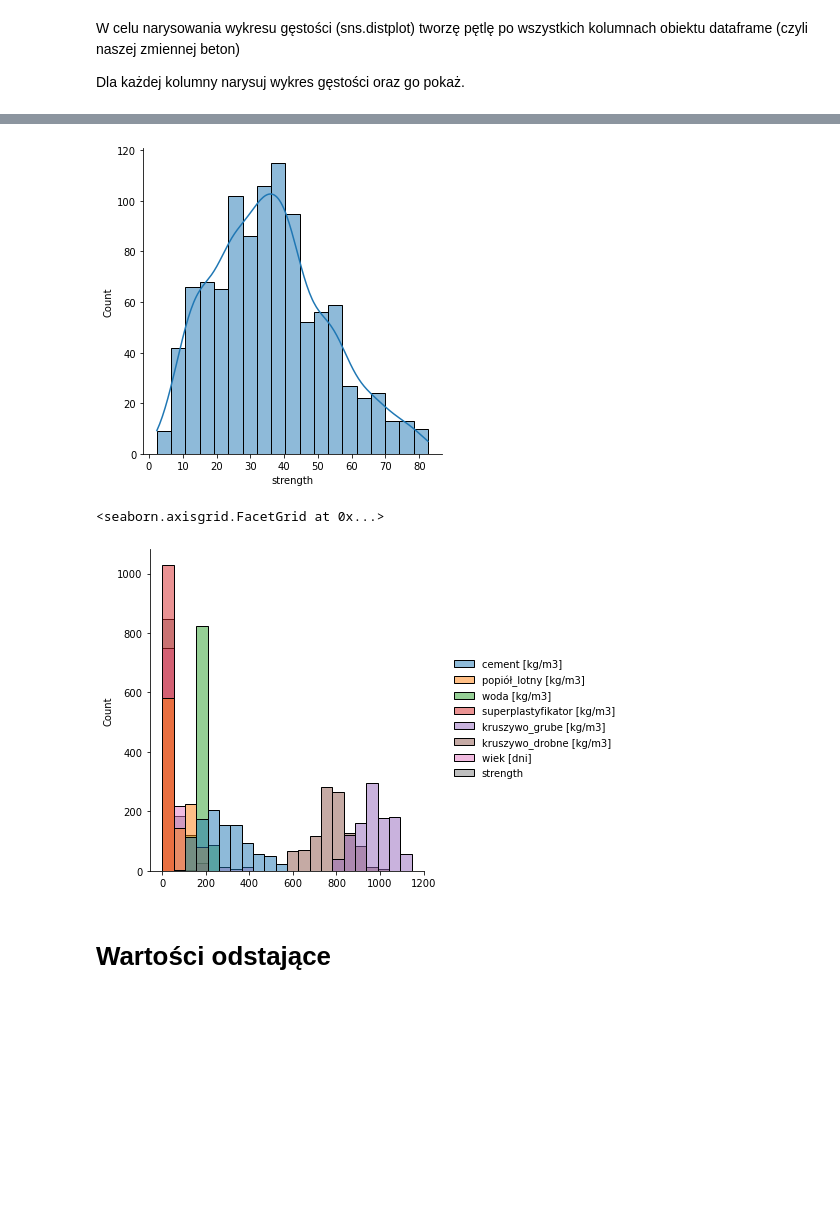
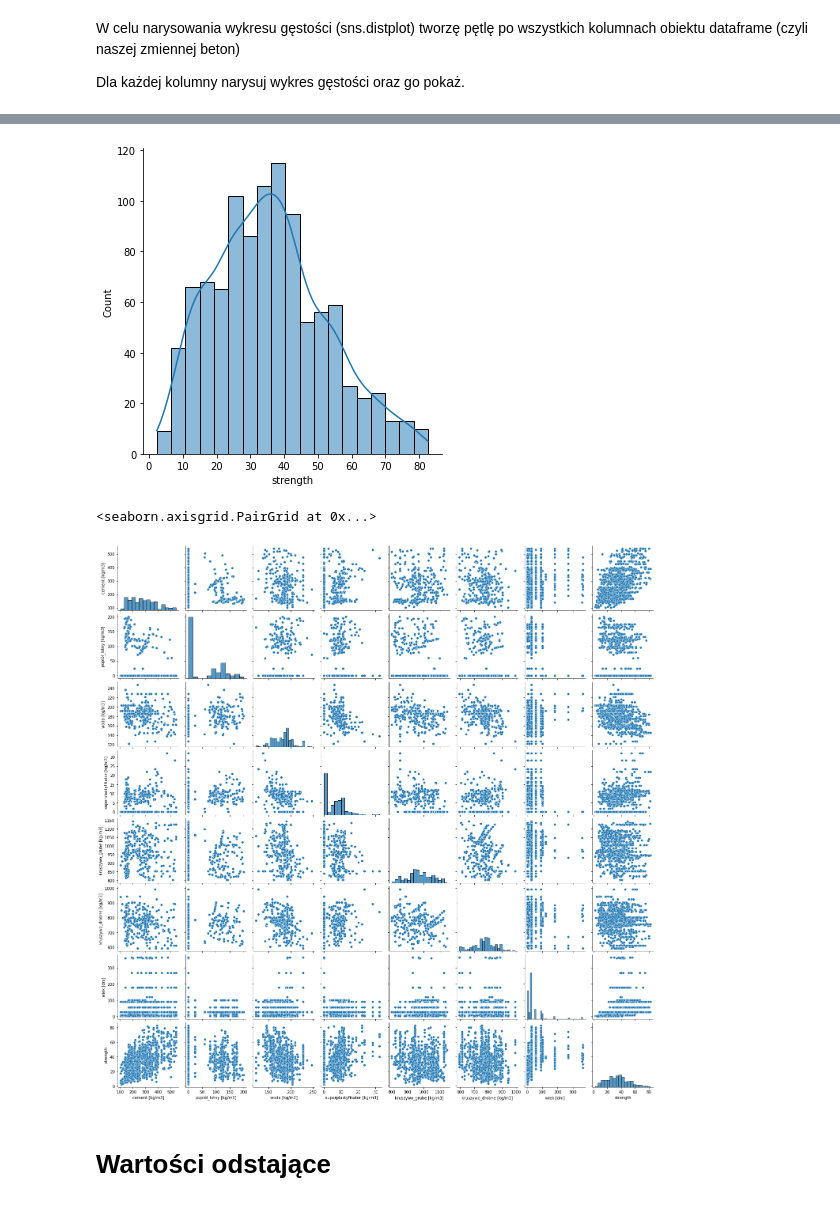
Before and after one commit to brownmilleryt/concrete-strenght-calculator, a Jupyter notebook: _Predykcja.ipynb, the cells around one changed output, grey strips where cells are left out. Saved outputs shown, nothing was run; the diff lists cells and outputs as text; code cells hidden in the pictures; blank space fills up the shorter version.

Commit message:
Pairplot

```diff
--- a/_Predykcja.ipynb
+++ b/_Predykcja.ipynb
@@ -106,20 +106,20 @@ Dla każdej kolumny narysuj wykres gęstości oraz go pokaż.
 # %%
 for i in beton.columns:
     sns.displot(beton[i], kde=True)
     plt.show()
 
-sns.displot(beton)
+sns.pairplot(beton)
 # %% [output]
 [figure]
 [figure]
 [figure]
 [figure]
 [figure]
 [figure]
 [figure]
 [figure]
-<seaborn.axisgrid.FacetGrid at 0x...>
+<seaborn.axisgrid.PairGrid at 0x...>
-[figure, old version]
+[figure, new version]
 # %% [markdown]
 # Wartości odstające
 # %% [markdown]
```
